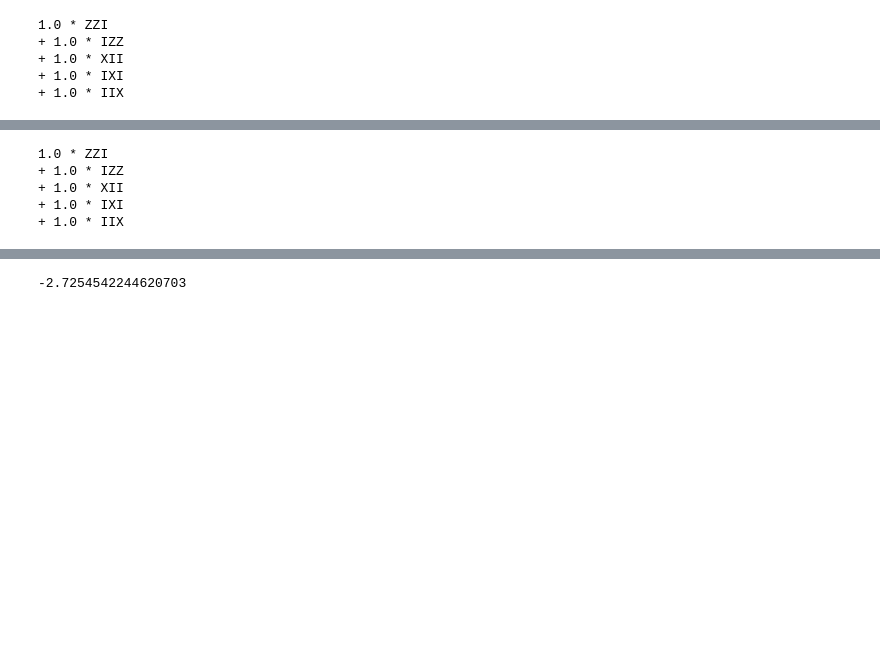
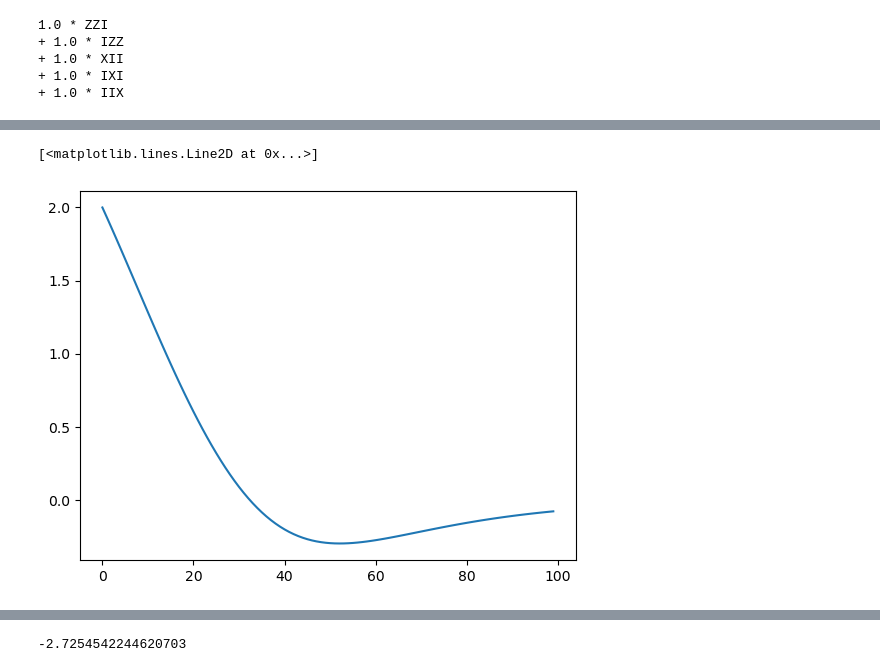
Before and after one commit to nguyenvulinh666/Variational-Quantum-EigeinSolver, a Jupyter notebook: Crosscheck/Crosscheck-VQE-Linh.ipynb, the cells around one changed output, grey strips where cells are left out. Saved outputs shown, nothing was run; the diff lists cells and outputs as text; code cells hidden in the pictures; blank space fills up the shorter version.

```diff
--- a/Crosscheck/Crosscheck-VQE-Linh.ipynb
+++ b/Crosscheck/Crosscheck-VQE-Linh.ipynb
@@ -753,8 +1052,5 @@ energy = Customize_Variational_Quantum_EigenSolver(hamiltonian, optimize, intera
-# %%
-print(hamiltonian)
-# %% [output]
-1.0 * ZZI
-+ 1.0 * IZZ
-+ 1.0 * XII
-+ 1.0 * IXI
-+ 1.0 * IIX
+# %%
+plt.plot(energy)
+# %% [output]
+[<matplotlib.lines.Line2D at 0x...>]
+[figure, added]
```
Also changed, not shown: parts of 25 cells of this notebook, 1 other file.
